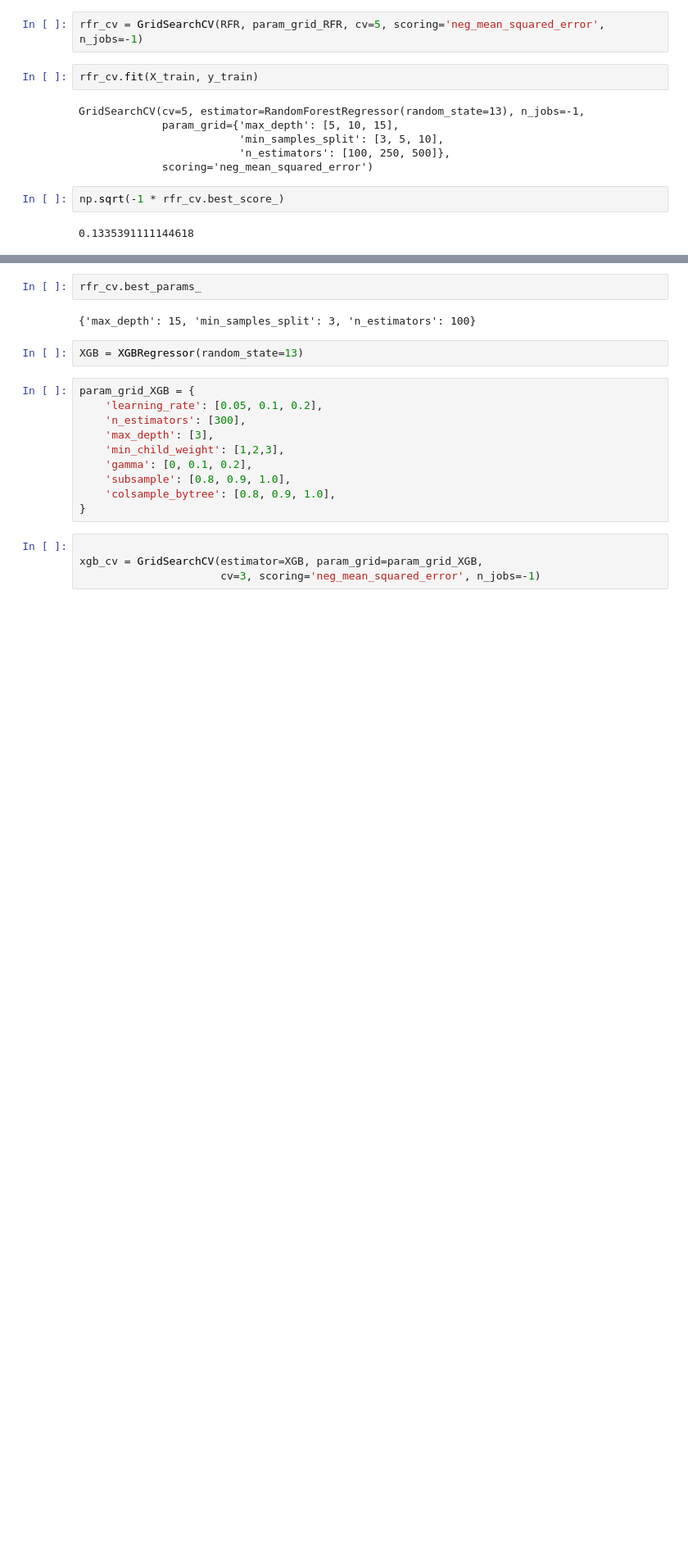
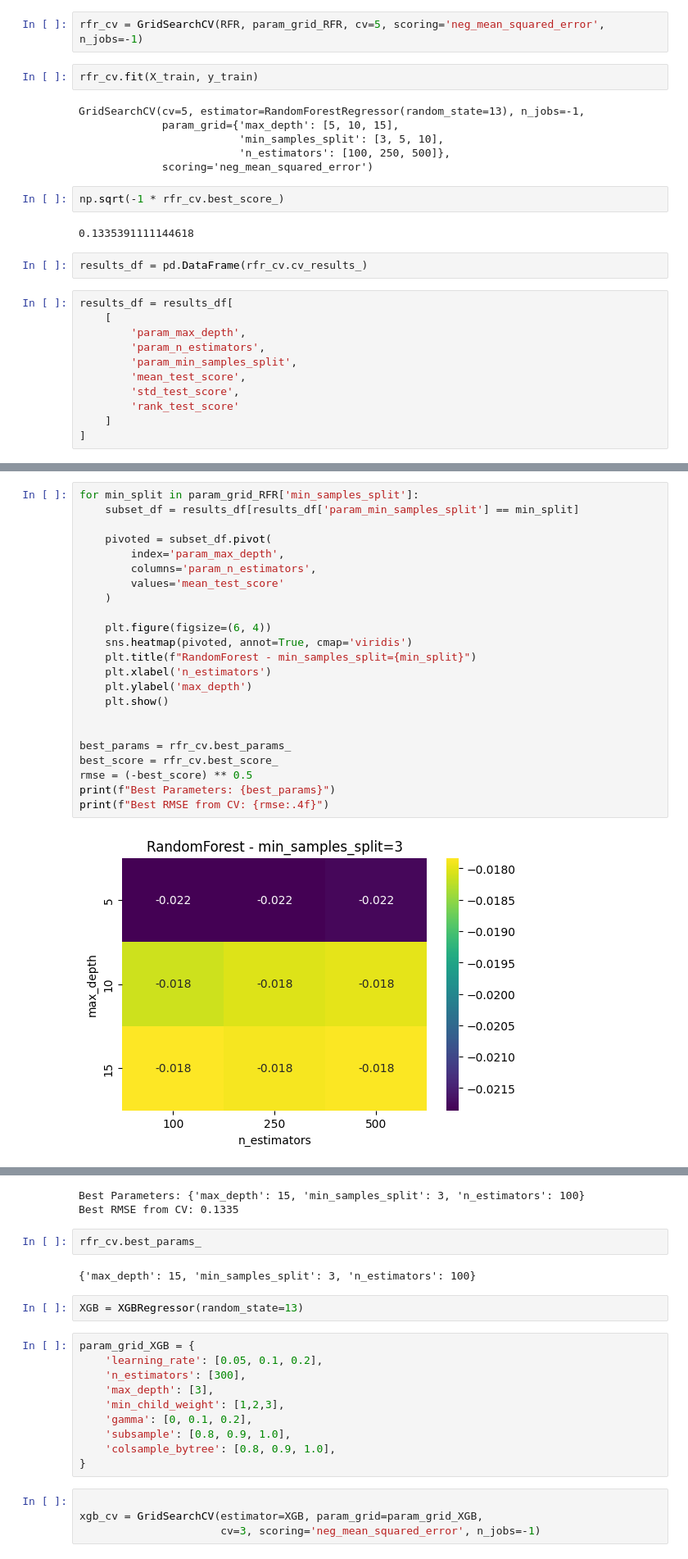
Before and after one commit to Veni8760/Machine_Learning_House_Prediction_Project, a Jupyter notebook: notebooks/Feature_Engineering_Housing_data_notebook.ipynb, the cells around one changed output, grey strips where cells are left out. Shown: that part at 82% size. Saved outputs shown, nothing was run; the diff lists cells and outputs as text; blank space fills up the shorter version.

```diff
--- a/notebooks/Feature_Engineering_Housing_data_notebook.ipynb
+++ b/notebooks/Feature_Engineering_Housing_data_notebook.ipynb
@@ -509,3 +568,16 @@ GridSearchCV(cv=5, estimator=RandomForestRegressor(random_state=13), n_jobs=-1,
 np.sqrt(-1 * rfr_cv.best_score_)
 # %% [output]
 0.1335391111144618
+# %%
+results_df = pd.DataFrame(rfr_cv.cv_results_)
+# %%
+results_df = results_df[
+    [
+        'param_max_depth',
+        'param_n_estimators',
+        'param_min_samples_split',
+        'mean_test_score',
+        'std_test_score',
+        'rank_test_score'
+    ]
+]
@@ -511,0 +602,25 @@ np.sqrt(-1 * rfr_cv.best_score_)
+# %%
+for min_split in param_grid_RFR['min_samples_split']:
+    subset_df = results_df[results_df['param_min_samples_split'] == min_split]
+
+    pivoted = subset_df.pivot(
+        index='param_max_depth',
+        columns='param_n_estimators',
+        values='mean_test_score'
+    )
+
+    plt.figure(figsize=(6, 4))
+    sns.heatmap(pivoted, annot=True, cmap='viridis')
+    plt.title(f"RandomForest - min_samples_split={min_split}")
+    plt.xlabel('n_estimators')
+    plt.ylabel('max_depth')
+    plt.show()
+
+
+best_params = rfr_cv.best_params_
+best_score = rfr_cv.best_score_
+rmse = (-best_score) ** 0.5
+print(f"Best Parameters: {best_params}")
+print(f"Best RMSE from CV: {rmse:.4f}")
+# %% [output]
+[figure, added]
@@ -512,3 +629,5 @@ np.sqrt(-1 * rfr_cv.best_score_)
+Best Parameters: {'max_depth': 15, 'min_samples_split': 3, 'n_estimators': 100}
+Best RMSE from CV: 0.1335
 # %%
 rfr_cv.best_params_
 # %% [output]
```
Also changed, not shown: parts of 42 cells of this notebook.
